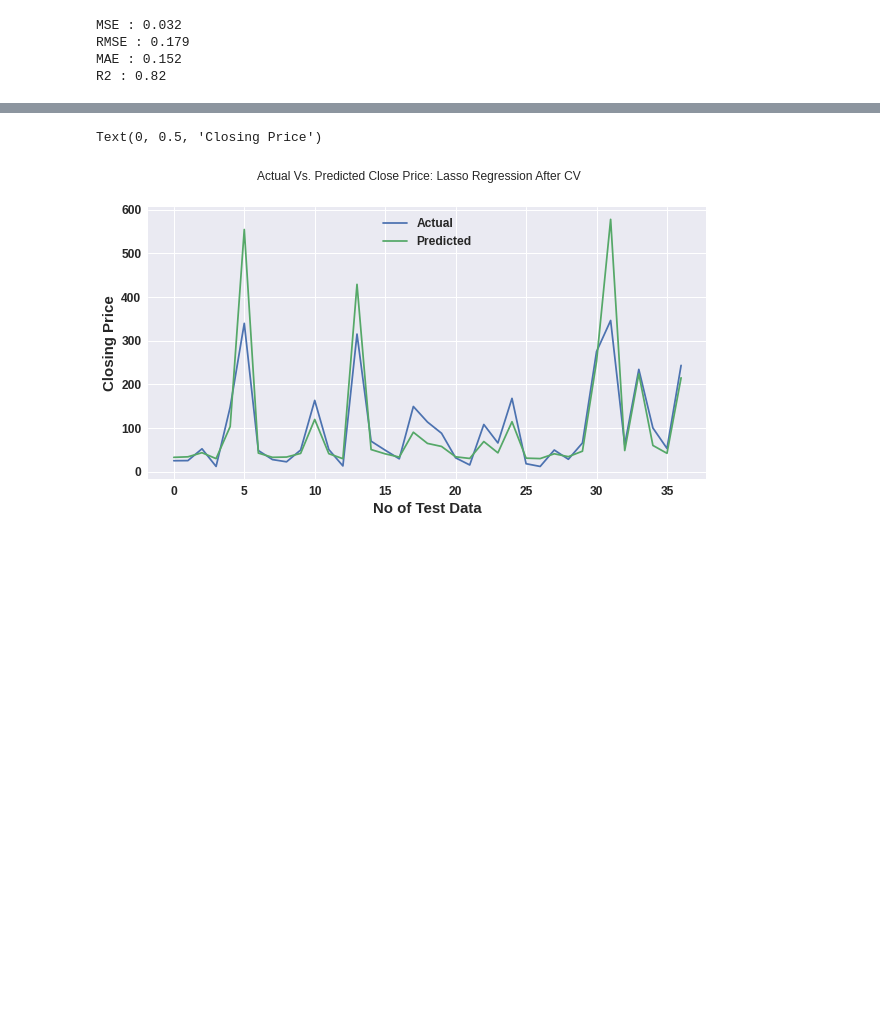
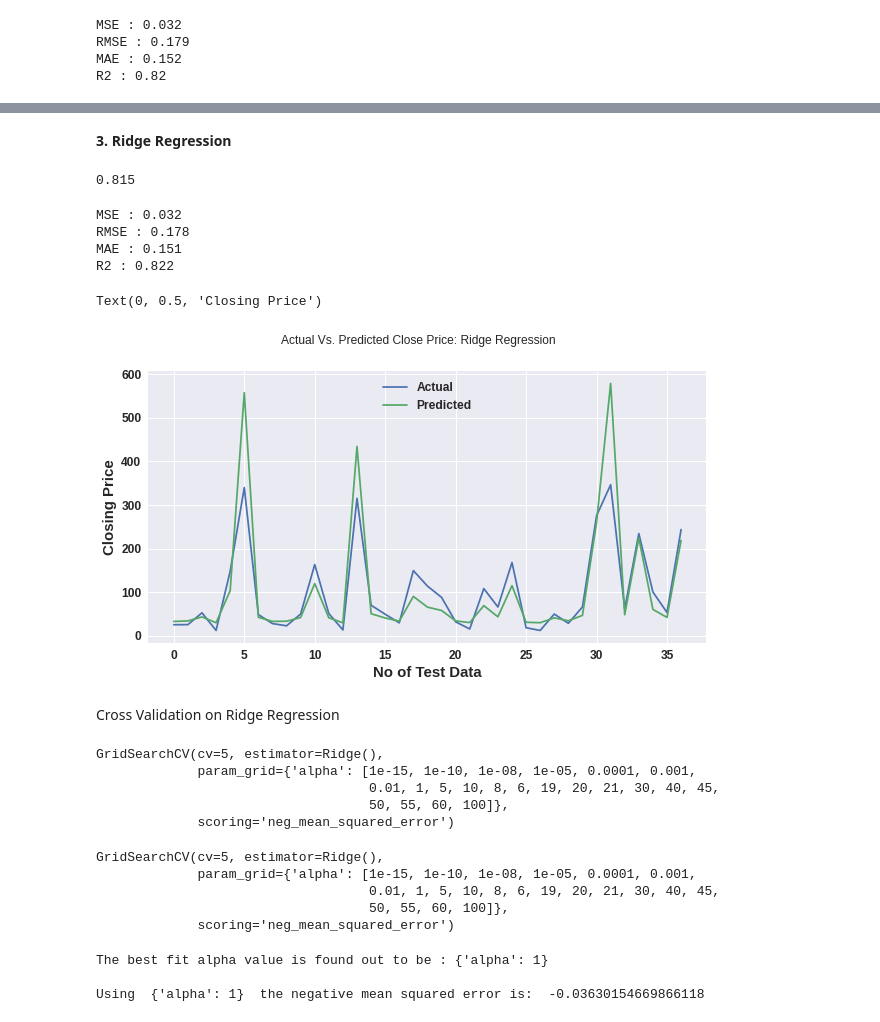
Before and after one commit to priyabodke41/Regression_capstone_project, a Jupyter notebook: Regression_capstone_project.ipynb, the cells around one changed output, grey strips where cells are left out. Saved outputs shown, nothing was run; the diff lists cells and outputs as text; code cells hidden in the pictures; blank space fills up the shorter version.

```diff
--- a/Regression_capstone_project.ipynb
+++ b/Regression_capstone_project.ipynb
@@ -362,11 +362,60 @@ Lasso Regression After Validation: Actual Vs. Predicted
+# %% [markdown]
+**3. Ridge Regression**
+# %%
+ridge_reg = Ridge(alpha=0.01)
+ridge_reg_model = ridge_reg.fit(X_train,y_train)
+# %%
+y_pred_ridge = ridge_reg.predict(X_test)
+# %%
+round(ridge_reg.score(X_train,y_train),3)
+# %% [output]
+0.815
+# %%
+print("MSE :",round(mean_squared_error(y_test, y_pred_ridge), 3))
+print("RMSE :",round(math.sqrt(mean_squared_error(y_test, y_pred_ridge)),3))
+print("MAE :",round(mean_absolute_error(y_test, y_pred_ridge),3))
+print("R2 :",round(r2_score(y_test, y_pred_ridge), 3))
+# %% [output]
+MSE : 0.032
+RMSE : 0.178
+MAE : 0.151
+R2 : 0.822
 # %%
 plt.figure(figsize=(10,5))
 plt.plot(10**(np.array(y_test)))
-plt.plot(10**(y_pred_lasso_cv))
-plt.suptitle('Actual Vs. Predicted Close Price: Lasso Regression After CV')
+plt.plot(10**(y_pred_ridge))
+plt.suptitle('Actual Vs. Predicted Close Price: Ridge Regression')
 plt.legend(['Actual','Predicted'])
-plt.xlabel('No of Test Data' )
+plt.xlabel('No of Test Data')
 plt.ylabel('Closing Price')
 # %% [output]
 Text(0, 0.5, 'Closing Price')
-[figure, old version]
+[figure, new version]
+# %% [markdown]
+Cross Validation on Ridge Regression
+# %%
+ridge = Ridge()
+parameters = {'alpha': [1e-15,1e-10,1e-8,1e-5,1e-4,1e-3,1e-2,1,5,10,8,6,19,20,21,30,40,45,50,55,60,100]}
+ridge_regressor = GridSearchCV(ridge, parameters, scoring='neg_mean_squared_error', cv=5)
+ridge_regressor.fit(X_train,y_train)
+# %% [output]
+GridSearchCV(cv=5, estimator=Ridge(),
+             param_grid={'alpha': [1e-15, 1e-10, 1e-08, 1e-05, 0.0001, 0.001,
+                                   0.01, 1, 5, 10, 8, 6, 19, 20, 21, 30, 40, 45,
+                                   50, 55, 60, 100]},
+             scoring='neg_mean_squared_error')
+# %%
+ridge_regressor.fit(X_train,y_train)
+# %% [output]
+GridSearchCV(cv=5, estimator=Ridge(),
+             param_grid={'alpha': [1e-15, 1e-10, 1e-08, 1e-05, 0.0001, 0.001,
+                                   0.01, 1, 5, 10, 8, 6, 19, 20, 21, 30, 40, 45,
+                                   50, 55, 60, 100]},
+             scoring='neg_mean_squared_error')
+# %%
+print("The best fit alpha value is found out to be :" ,ridge_regressor.best_params_)
+print("\nUsing ",ridge_regressor.best_params_, " the negative mean squared error is: ", ridge_regressor.best_score_)
+# %% [output]
+The best fit alpha value is found out to be : {'alpha': 1}
+
+Using  {'alpha': 1}  the negative mean squared error is:  -0.03630154669866118
```
Also changed, not shown: parts of 10 cells of this notebook.
